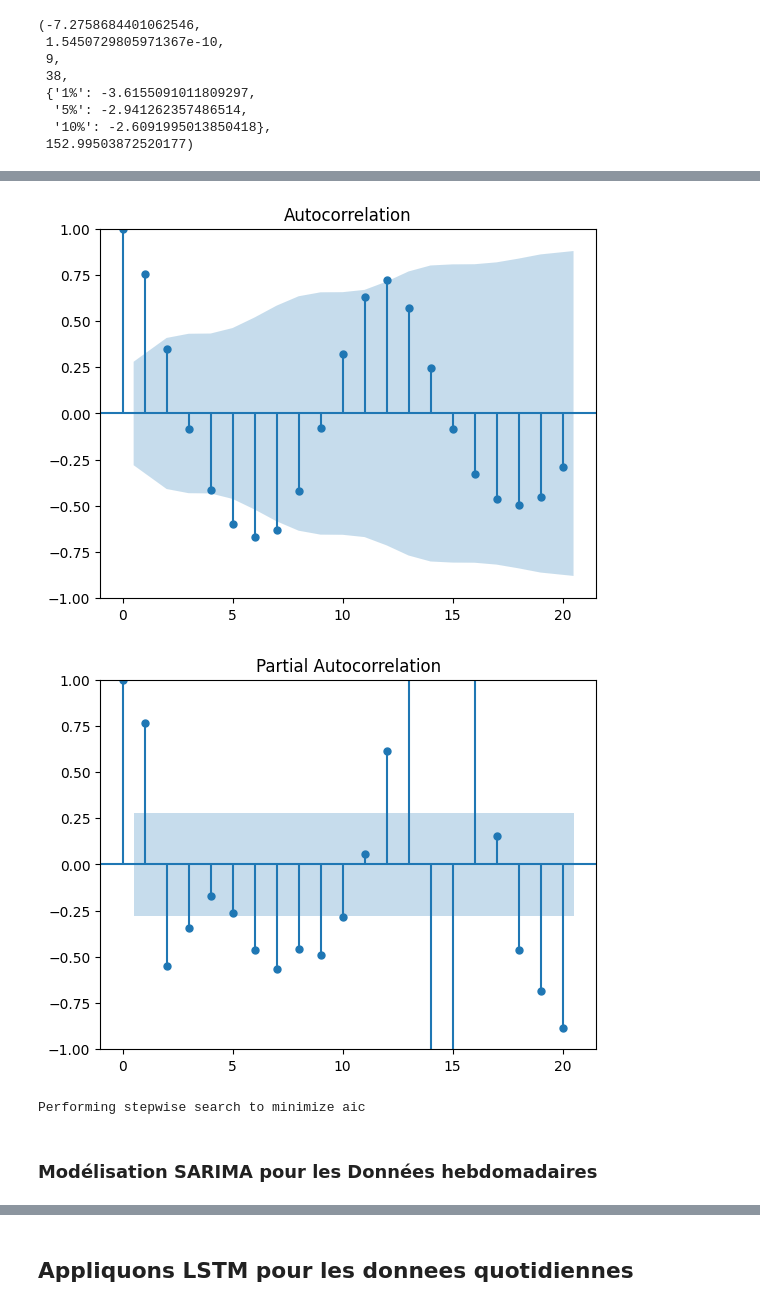
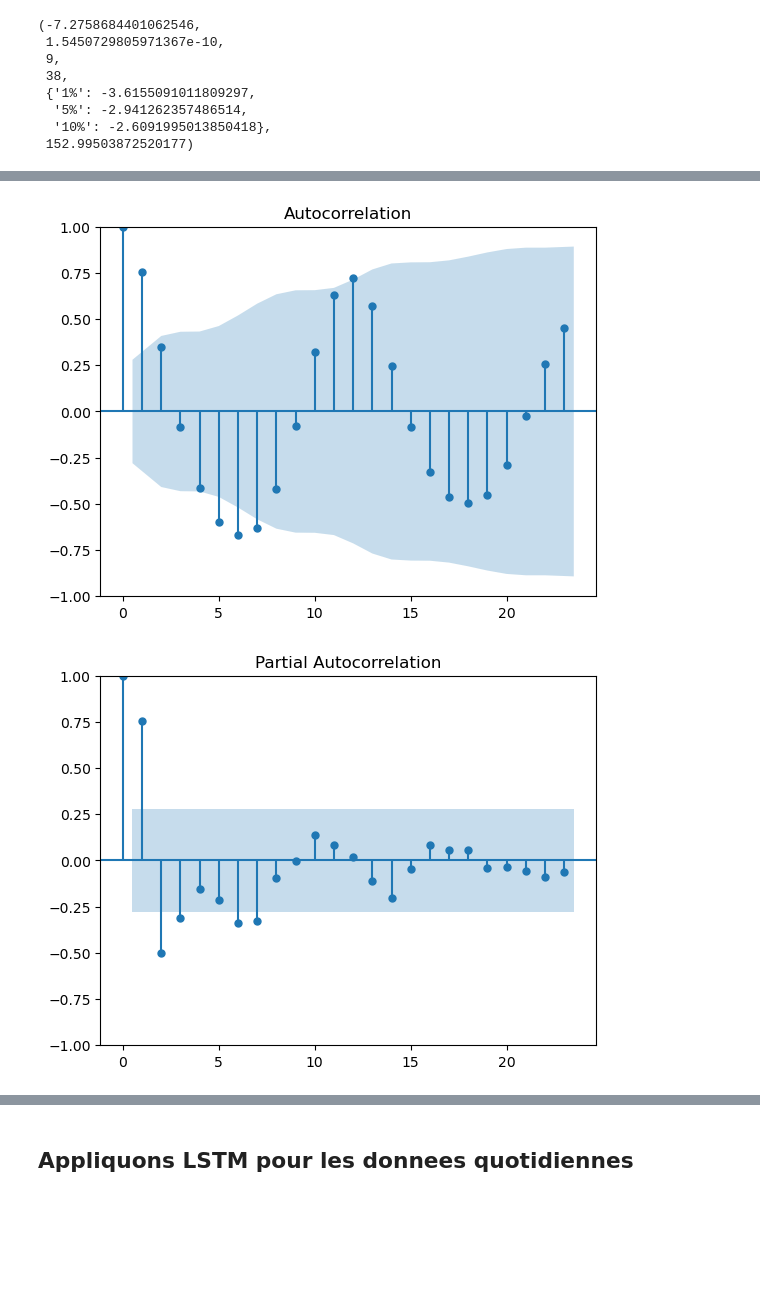
Before and after one commit to Amell-A/TimesSeriesProjet, a Jupyter notebook: TimeSeries.ipynb, the cells around one changed output, grey strips where cells are left out. Drawn from its saved outputs; the diff is of its cells as text; code cells hidden in the pictures; blank space fills up the shorter version.

```diff
--- a/TimeSeries.ipynb
+++ b/TimeSeries.ipynb
@@ -213,22 +178,8 @@ Ce processus d'identification des ordres est essentiel pour la modélisation pr
 # %%
-acf_plot = plot_acf(df_train_mois, lags=20)
-pacf_plot = plot_pacf(df_train_mois, lags=20)
+acf_plot = plot_acf(df_train_mois, lags=23)
+pacf_plot = plot_pacf(df_train_mois, lags=23)
 
 plt.show()
 # %% [output]
-[figure, old version]
+[figure, new version]
-[figure, old version]
+[figure, new version]
-# %%
-best_model = pm.auto_arima(df_train["meantemp"],
-                      seasonal=True, m=365,
-                      start_p=0, start_q=0,
-                      max_p=2, max_q=2,
-                      max_P=2, max_Q=2,
-                      trace=True,
-                      stepwise=True,
-                      error_action='ignore',
-                      suppress_warnings=True)
-
-print(best_model.summary())
-# %% [output]
-Performing stepwise search to minimize aic
@@ -259,2 +185,0 @@ plt.show()
-# %% [markdown]
-### Modélisation SARIMA pour les Données hebdomadaires
```
Also changed, not shown: parts of 34 cells of this notebook.
